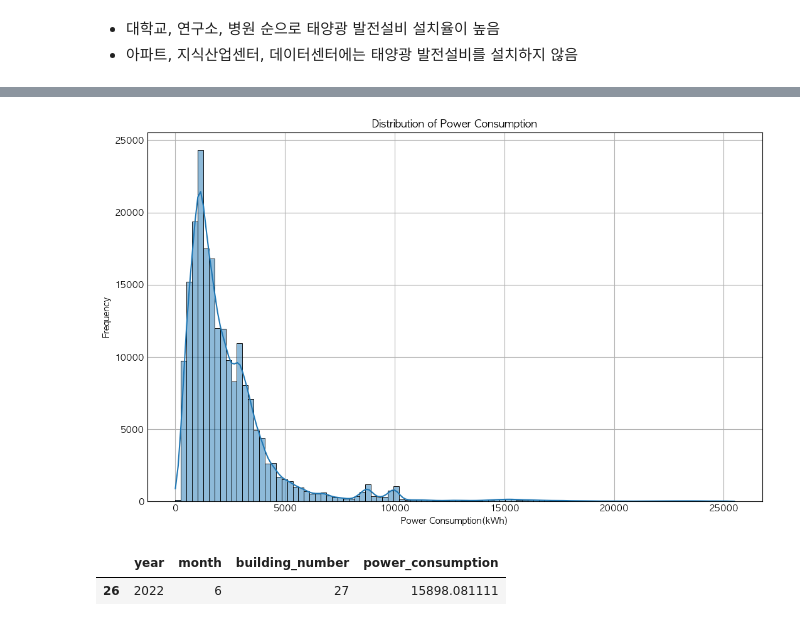
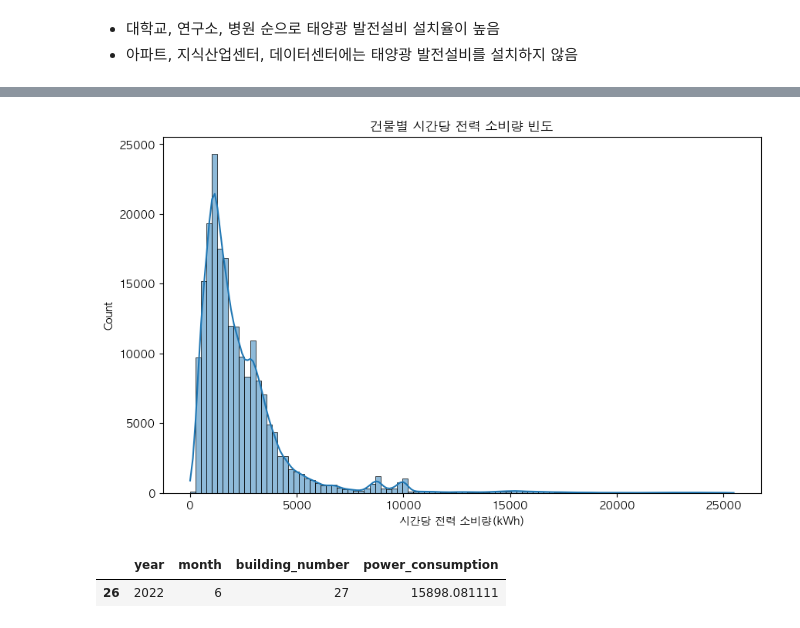
Before and after one commit to zivary/ABBA_test, a Jupyter notebook: ABBA_test-main/ABBA_test_2.ipynb, the cells around one changed output, grey strips where cells are left out. Drawn from its saved outputs; the diff is of its cells as text; code cells hidden in the pictures.

```diff
--- a/ABBA_test-main/ABBA_test_2.ipynb
+++ b/ABBA_test-main/ABBA_test_2.ipynb
@@ -775,9 +833,9 @@ plt.show()
 # %%
 plt.figure(figsize=(10, 6))
 sns.histplot(train_df['power_consumption'], bins=100, kde=True)
-plt.title('Distribution of Power Consumption')
-plt.xlabel('Power Consumption(kWh)')
-plt.ylabel('Frequency')
+plt.title('건물별 시간당 전력 소비량 빈도')
+plt.xlabel('시간당 전력 소비량(kWh)')
+# plt.ylabel('Frequency')
 plt.show()
 # %% [output]
-[figure, old version]
+[figure, new version]
```
Also changed, not shown: parts of 22 cells of this notebook, 4 other files.
